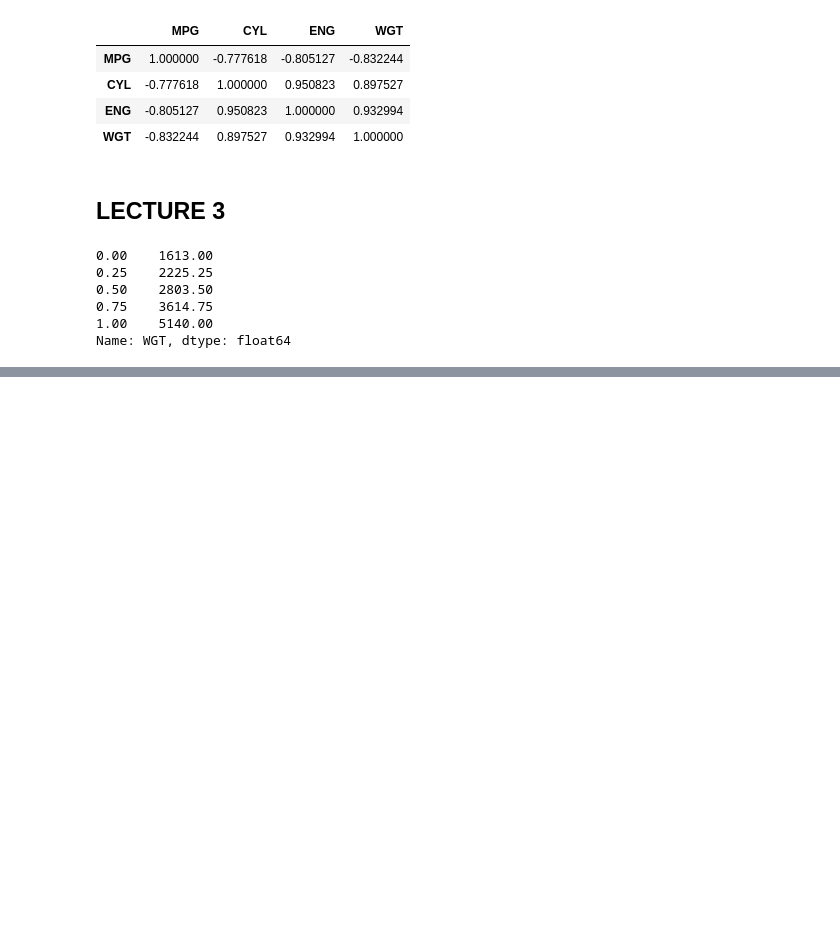
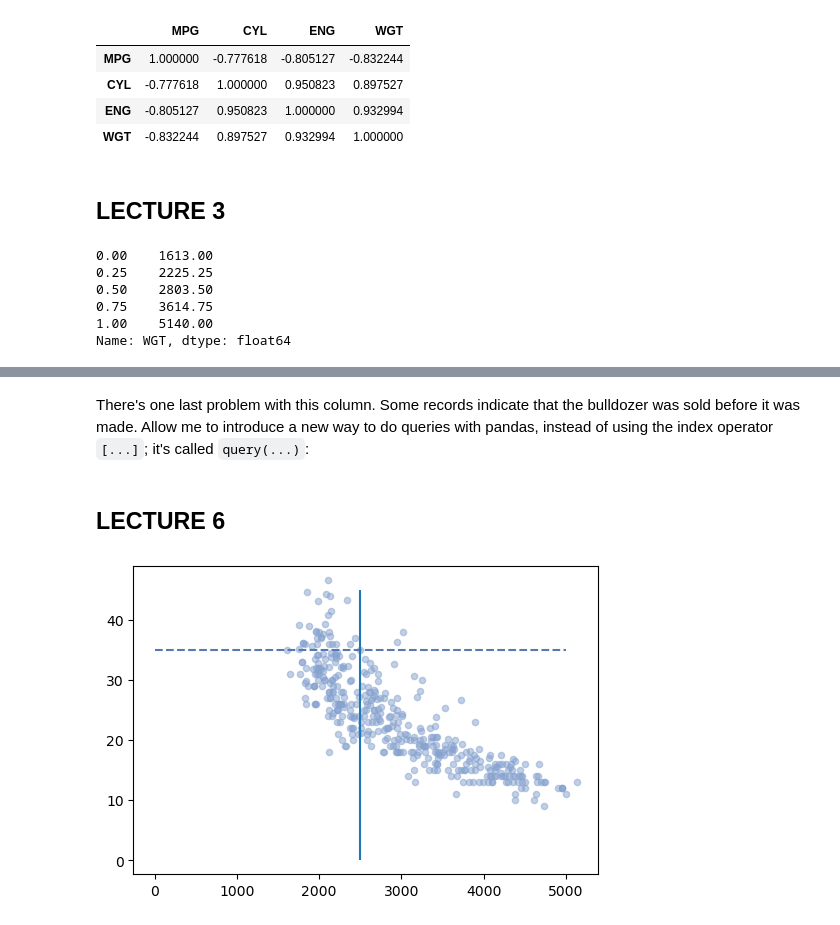
Before and after one commit to arjunsbedi18/edaMasterFile, a Jupyter notebook: edaStudyGuide.ipynb, the cells around one changed output, grey strips where cells are left out. Saved outputs shown, nothing was run; the diff lists cells and outputs as text; code cells hidden in the pictures; blank space fills up the shorter version.

Commit message:
Up to lecture 6, Not including 7/9 for now

```diff
--- a/edaStudyGuide.ipynb
+++ b/edaStudyGuide.ipynb
@@ -206,0 +221,2 @@ Name: WGT, dtype: float64
+# %% [markdown]
+There's one last problem with this column. Some records indicate that the bulldozer was sold before it was made. Allow me to introduce a new way to do queries with pandas, instead of using the index operator `[...]`; it's called `query(...)`:
@@ -206,0 +226,16 @@ Name: WGT, dtype: float64
+# %% [markdown]
+## LECTURE 6
+# %%
+# Similarly,  we can change the color,size and transparency level of the dots
+fig, ax = plt.subplots(figsize=(6,4))
+ax.scatter(df_cars['WGT'], df_cars['MPG'], c='#86a2cf', s=20, alpha=0.5)
+ax.hlines(y=35,xmin=0,xmax=5000,colors='#5779AD', linestyles='dashed', lw=1.5, label='Average MPG')
+ax.vlines(x=2500,ymin=0,ymax=45)
+plt.show()
+
+
+# my = df_cars['MPG'].mean()
+# #Add color scheme by condition: if MPG<mean, '#E2E5EA', ow '#E15F32'
+# col = np.where(df_cars['MPG']<my, '#E2E5EA', '#E15F32')
+# %% [output]
+[figure, added]
```
Also changed, not shown: parts of 10 cells of this notebook.
